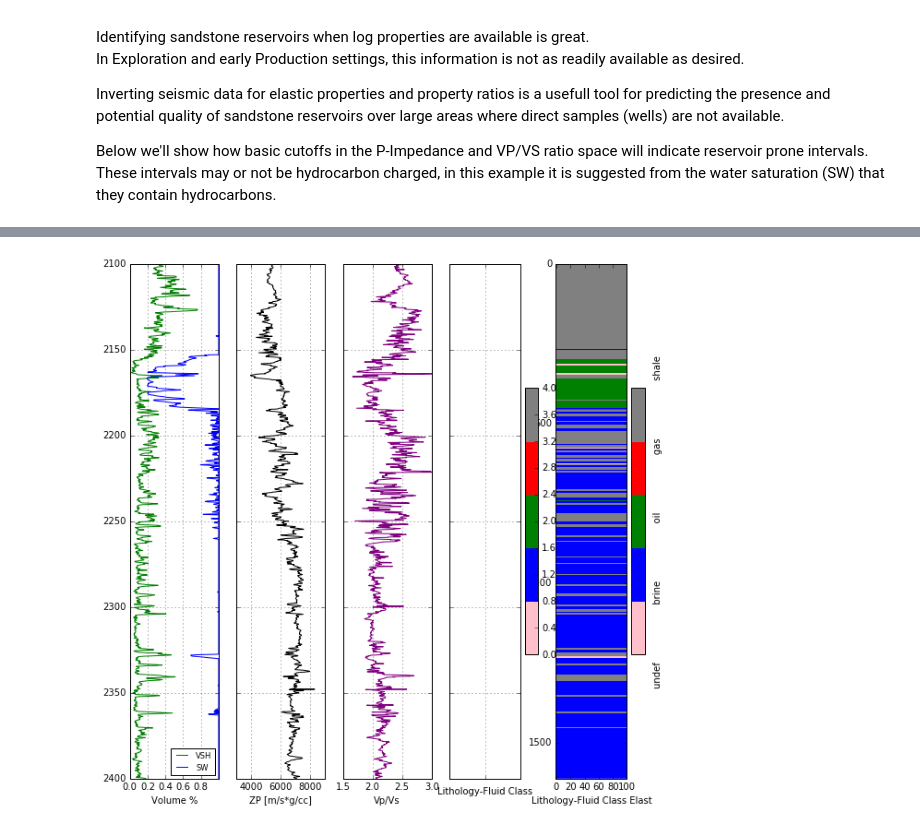
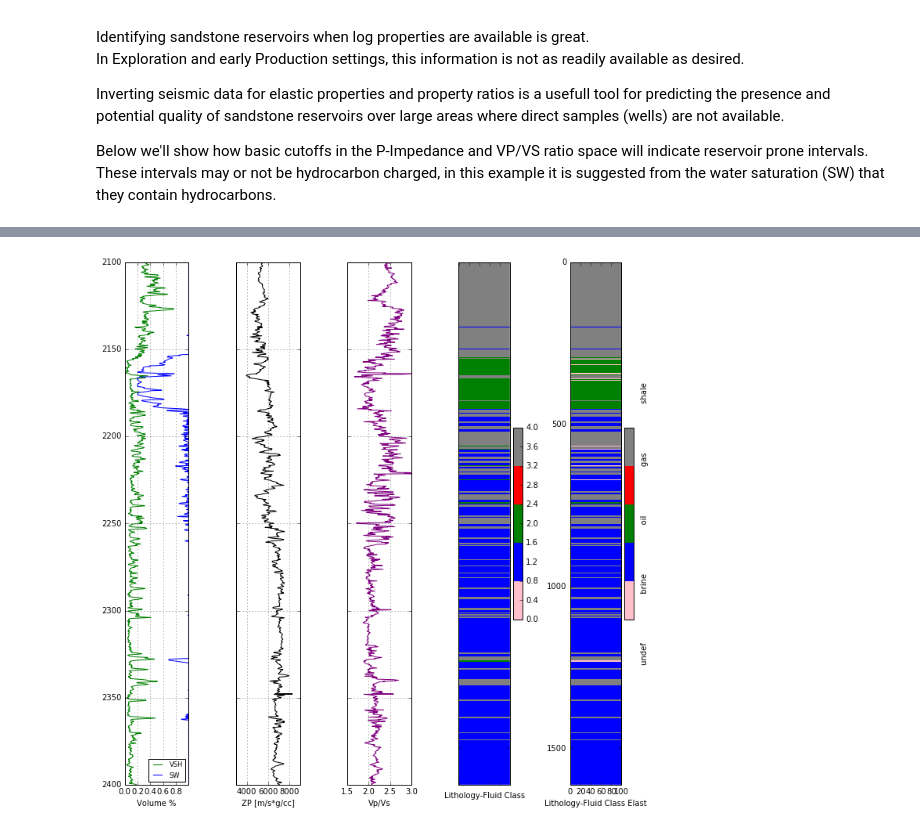
Before and after one commit to sdux/rock_predict, a Jupyter notebook: Log Work.ipynb, the cells around one changed output, grey strips where cells are left out. Drawn from its saved outputs; the diff is of its cells as text; code cells hidden in the pictures.

Commit message:
updated with clustering

```diff
--- a/Log Work.ipynb
+++ b/Log Work.ipynb
@@ -318,33 +322,34 @@ ax[0].plot(ll.VSH, ll.DEPTH, 'g', label='VSH')
 ax[0].plot(ll.SW, ll.DEPTH, 'b', label='SW')
 ax[1].plot(ll.ZP, ll.DEPTH, '-', color='k')
 ax[2].plot(ll.VPVS, ll.DEPTH, '-', color='purple')
 #im=ax[3].imshow(cluster, interpolation='none', aspect='auto',cmap=cmap_facies,vmin=0,vmax=4)
-im_lfc = ax[3].imshow(clusterb, interpolation='none', aspect='auto',cmap=cmap_facies,vmin=0,vmax=4)
+im_lfc = ax[3].imshow(cluster, interpolation='none', aspect='auto',cmap=cmap_facies,vmin=0,vmax=4)
 im_lfc_elast = ax[4].imshow(clusterb, interpolation='none', aspect='auto',cmap=cmap_facies,vmin=0,vmax=4)
 cbar_lfc=plt.colorbar(im_lfc, ax=ax[3])
 cbar=plt.colorbar(im_lfc_elast, ax=ax[4])
 #cbar.set_label('0=undef,1=brine,2=oil,3=gas,4=shale')
 #cbar.set_ticks(range(1,4)); cbar.set_ticklabels(range(1,4))
 cbar.set_label((figy*'  ').join(['undef', 'brine', 'oil', 'gas', 'shale']))
 cbar.set_ticks(np.arange(0,5,5)); cbar.set_ticklabels('')
 #loc = np.arange(0,5,5/float(4))
 #cbar.set_ticks(loc)
 #cbar.set_ticklabels(ccc)
 
-for i in range(len(ax)-1):
+for i in range(len(ax)-2):
     ax[i].set_ylim(ztop,zbot)
     ax[i].invert_yaxis()
     ax[i].grid()
     ax[i].locator_params(axis='x', nbins=len(ax))
 ax[0].legend(fontsize='small', loc='lower right')
 ax[0].set_xlabel("Volume %"), ax[0].set_xlim(0,1) , ax[0].set_xticks(np.arange(0,1,0.2))
 ax[1].set_xlabel("ZP [m/s*g/cc]"), ax[1].set_xlim(3000,9000)
 ax[2].set_xlabel("Vp/Vs"),         ax[2].set_xlim(1.5,3)
 ax[3].set_xlabel('Lithology-Fluid Class')
 ax[4].set_xlabel('Lithology-Fluid Class Elast')
 ax[1].set_yticklabels([]); ax[2].set_yticklabels([]); ax[3].set_yticklabels([]); ax[3].set_xticklabels([])
 
+plt.tight_layout()
 plt.show()
 #plt.savefig("log.png", dpi=250)
 # %% [output]
-[figure, old version]
+[figure, new version]
```
Also changed, not shown: parts of 13 cells of this notebook.
